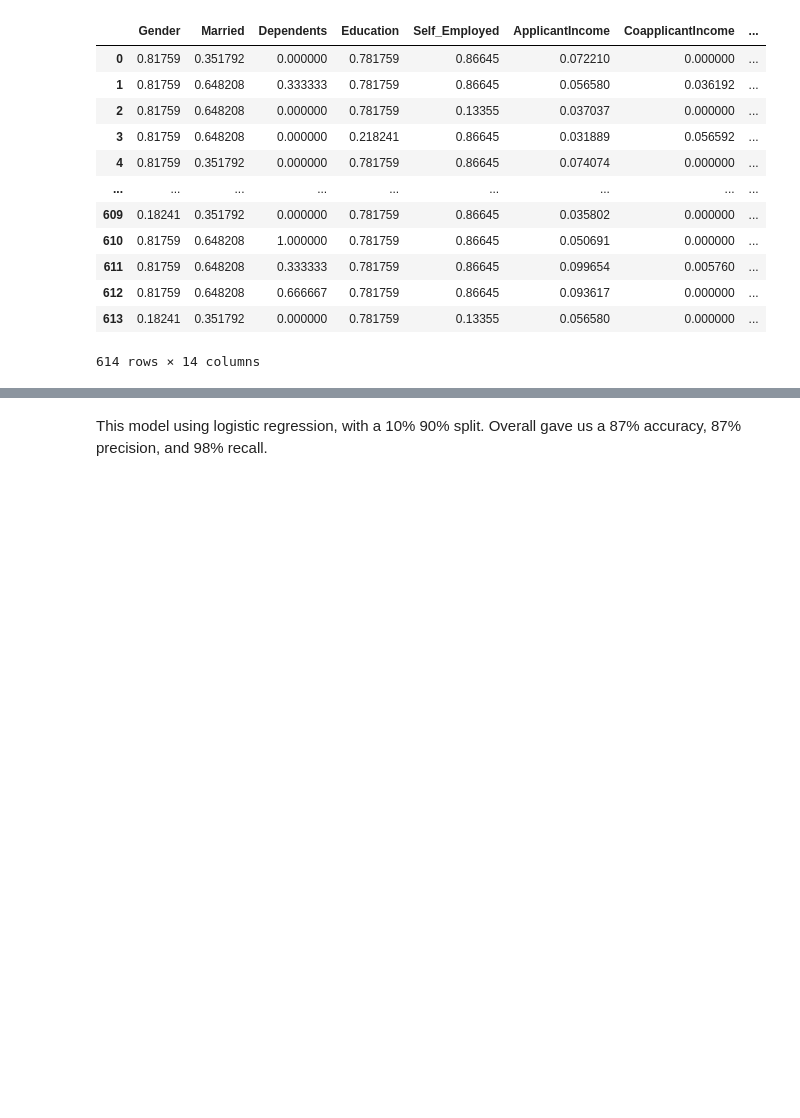
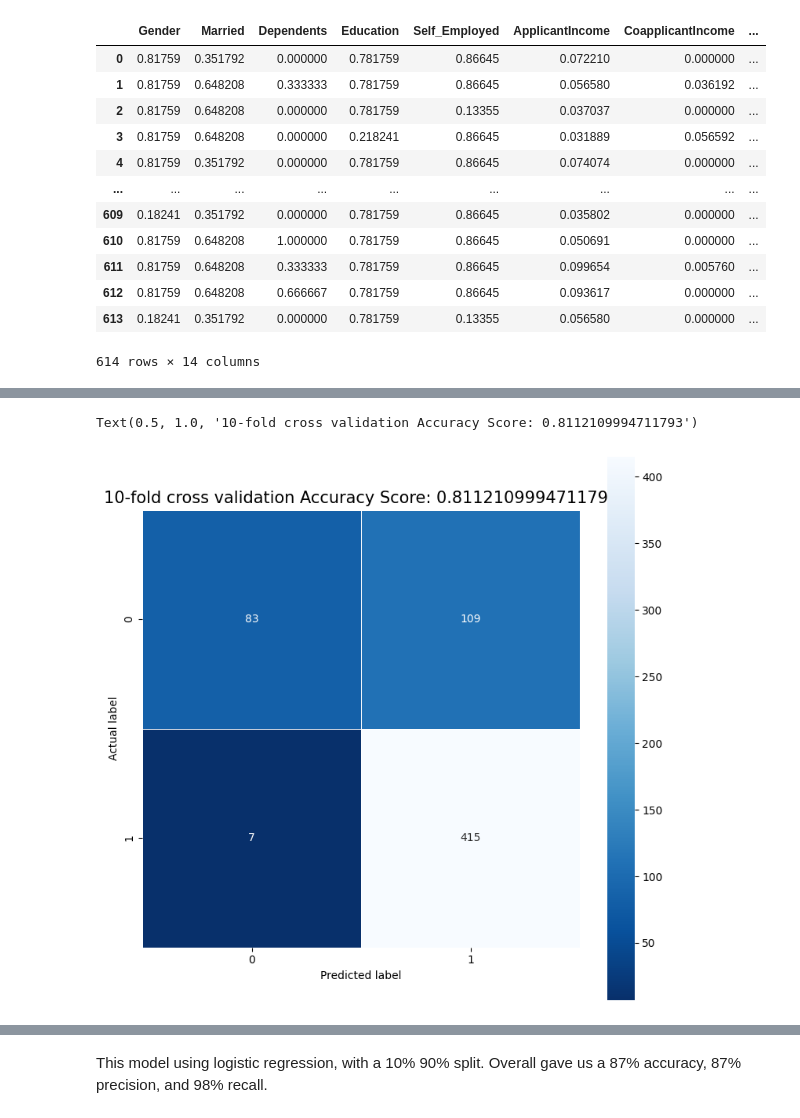
Before and after one commit to Relicjamin-jv/ML-and-Visualization, a Jupyter notebook: report.ipynb, the cells around one changed output, grey strips where cells are left out. Drawn from its saved outputs; the diff is of its cells as text; code cells hidden in the pictures; blank space fills up the shorter version.

```diff
--- a/report.ipynb
+++ b/report.ipynb
@@ -144,0 +146,12 @@ Something about KNN here
+# %%
+# Make 90/10 split
+from sklearn.model_selection import train_test_split, cross_val_score, cross_val_predict
+from sklearn.neighbors import KNeighborsClassifier
+from sklearn.metrics import classification_report
+import numpy as np
+names = ['0','1']
+
+# k=17
+num_folds=10
+
+X_train, X_test, y_train, y_test = train_test_split(knn_train, knn_target, test_size=1/num_folds, random_state=1)
@@ -144,0 +236,13 @@ Something about KNN here
+# %%
+# 10-fold cross validation confusion matrix
+cm = metrics.confusion_matrix(cv_expected, cv_predicted)
+
+plt.figure(figsize=(9,9))
+sns.heatmap(cm, annot=True, fmt=".0f", linewidths=.5, square = True, cmap = 'Blues_r')
+plt.ylabel('Actual label')
+plt.xlabel('Predicted label')
+all_sample_title = f'{num_folds}-fold cross validation Accuracy Score: {np.mean(cv_accuracy)}'
+plt.title(all_sample_title, size = 15)
+# %% [output]
+Text(0.5, 1.0, '10-fold cross validation Accuracy Score: 0.8112109994711793')
+[figure, added]
```
Also changed, not shown: parts of 11 cells of this notebook.
